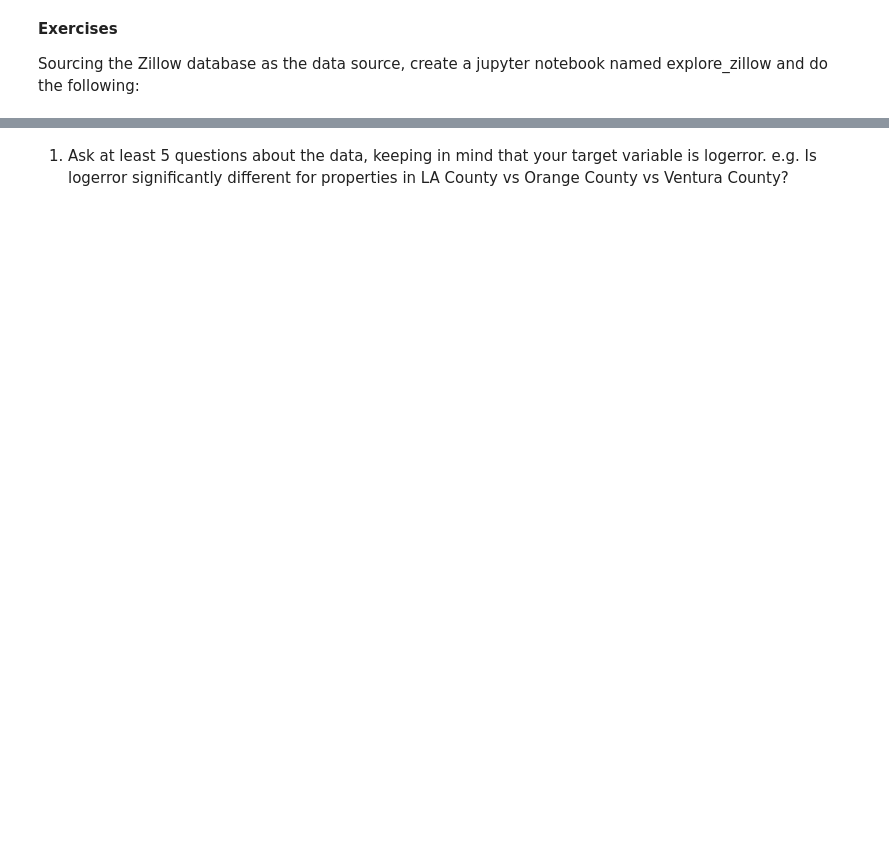
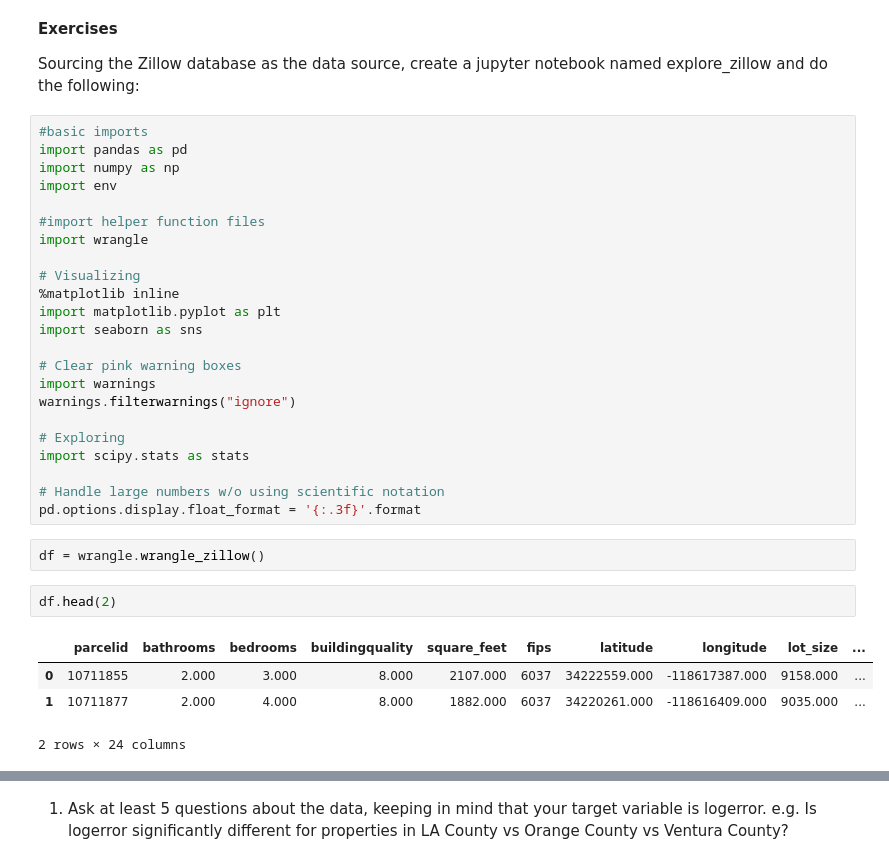
Before and after one commit to barbmarques/clustering-exercises, a Jupyter notebook: explore-zillow.ipynb, the cells around one changed output, grey strips where cells are left out. Cells and saved outputs as stored; diff of their text form; blank space fills up the shorter version.

```diff
--- a/explore-zillow.ipynb
+++ b/explore-zillow.ipynb
@@ -2,3 +2,35 @@
 **Exercises**
 
 Sourcing the Zillow database as the data source, create a jupyter notebook named explore_zillow and do the following:
+# %%
+#basic imports
+import pandas as pd
+import numpy as np
+import env
+
+#import helper function files
+import wrangle
+
+# Visualizing
+%matplotlib inline
+import matplotlib.pyplot as plt
+import seaborn as sns
+
+# Clear pink warning boxes
+import warnings
+warnings.filterwarnings("ignore")
+
+# Exploring
+import scipy.stats as stats
+
+# Handle large numbers w/o using scientific notation
+pd.options.display.float_format = '{:.3f}'.format
+# %%
+df = wrangle.wrangle_zillow()
+# %%
+df.head(2)
+# %% [output]
+|  | parcelid | bathrooms | bedrooms | buildingquality | square_feet | fips | latitude | longitude | lot_size | ... |
+| 0 | 10711855 | 2.000 | 3.000 | 8.000 | 2107.000 | 6037 | 34222559.000 | -118617387.000 | 9158.000 | ... |
+| 1 | 10711877 | 2.000 | 4.000 | 8.000 | 1882.000 | 6037 | 34220261.000 | -118616409.000 | 9035.000 | ... |
+2 rows × 24 columns
```
Also changed, not shown: parts of 14 cells of this notebook.
